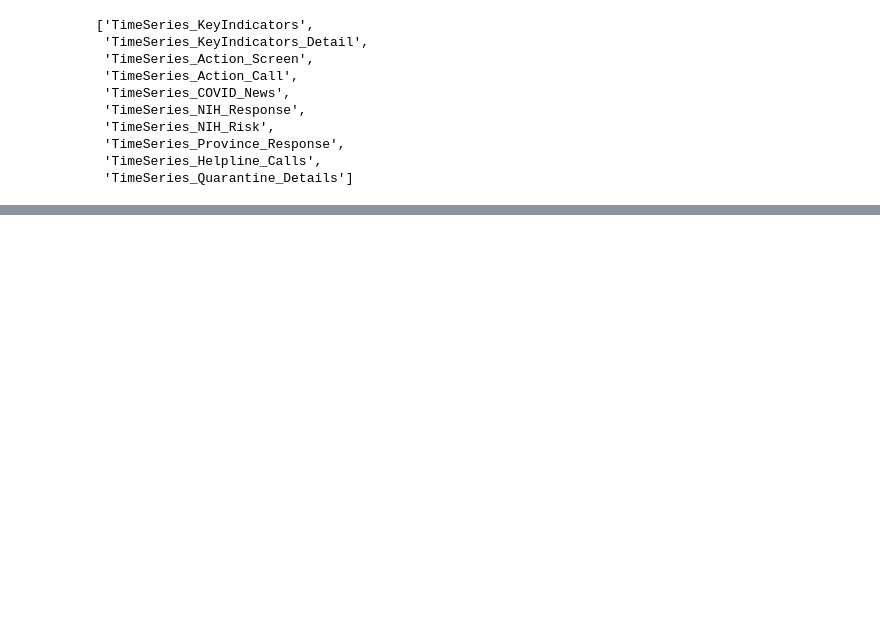
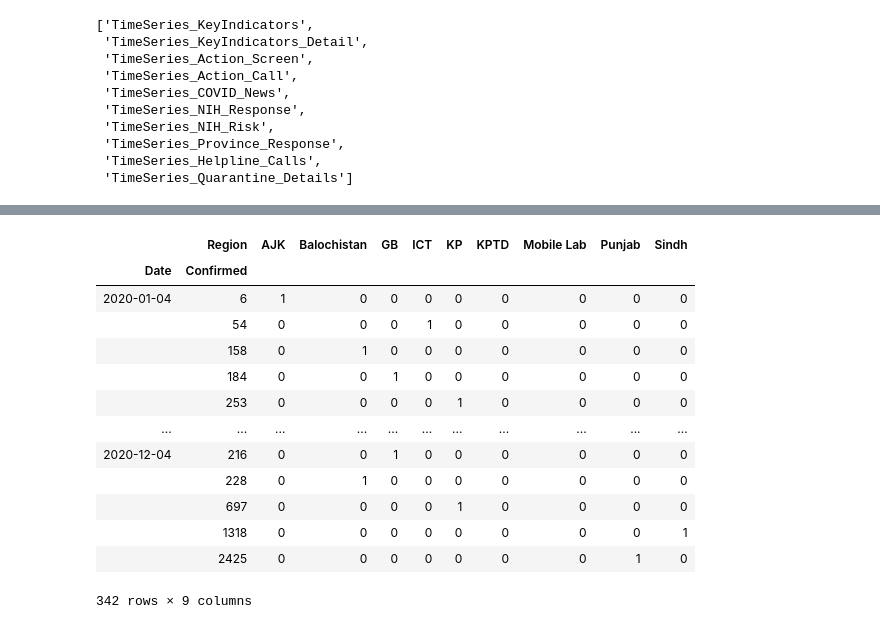
Before and after one commit to FaizahMushtaq/COVID-19, a Jupyter notebook: Data Wrangling/Cleaning.ipynb, the cells around one changed output, grey strips where cells are left out. Drawn from its saved outputs; the diff is of its cells as text; code cells hidden in the pictures; blank space fills up the shorter version.

```diff
--- a/Data Wrangling/Cleaning.ipynb
+++ b/Data Wrangling/Cleaning.ipynb
@@ -64,0 +130,3 @@ Name: Date, Length: 363, dtype: object
+# %%
+sheet1['New_tests'].replace({'No 0':'0'},inplace=True)  #replacing No 0 value in New_tests with 0 as its like null but 0 for this column either count of test performed or not
+sheet1[sheet1['New_tests'].isin(['.','?','na','NA','N/A',np.nan,'No 0'])]
@@ -64,0 +135,6 @@ Name: Date, Length: 363, dtype: object
+# %%
+sheet1['New_tests']=sheet1['New_tests'].apply(np.int64)       #change type of New_testsas its ineteger
+sheet1['Home_quarantine'].fillna(0,inplace=True)                #filling with 0 becuase at that time no homequarantine
+sheet1['Home_quarantine']=sheet1['Home_quarantine'].apply(np.int64)          #it can't be float
+print(sheet1.isnull().sum())
+print(sheet1.info())
@@ -64,0 +175,17 @@ Name: Date, Length: 363, dtype: object
+# %%
+pd.crosstab(index=[sheet1['Date'],sheet1['Confirmed']],columns=sheet1['Region'])
+# %% [output]
+|  | Region | AJK | Balochistan | GB | ICT | KP | KPTD | Mobile Lab | Punjab | Sindh |
+| Date | Confirmed |  |  |  |  |  |  |  |  |  |
+| 2020-01-04 | 6 | 1 | 0 | 0 | 0 | 0 | 0 | 0 | 0 | 0 |
+|  | 54 | 0 | 0 | 0 | 1 | 0 | 0 | 0 | 0 | 0 |
+|  | 158 | 0 | 1 | 0 | 0 | 0 | 0 | 0 | 0 | 0 |
+|  | 184 | 0 | 0 | 1 | 0 | 0 | 0 | 0 | 0 | 0 |
+|  | 253 | 0 | 0 | 0 | 0 | 1 | 0 | 0 | 0 | 0 |
+| ... | ... | ... | ... | ... | ... | ... | ... | ... | ... | ... |
+| 2020-12-04 | 216 | 0 | 0 | 1 | 0 | 0 | 0 | 0 | 0 | 0 |
+|  | 228 | 0 | 1 | 0 | 0 | 0 | 0 | 0 | 0 | 0 |
+|  | 697 | 0 | 0 | 0 | 0 | 1 | 0 | 0 | 0 | 0 |
+|  | 1318 | 0 | 0 | 0 | 0 | 0 | 0 | 0 | 0 | 1 |
+|  | 2425 | 0 | 0 | 0 | 0 | 0 | 0 | 0 | 1 | 0 |
+342 rows × 9 columns
```
Also changed, not shown: parts of 16 cells of this notebook.
